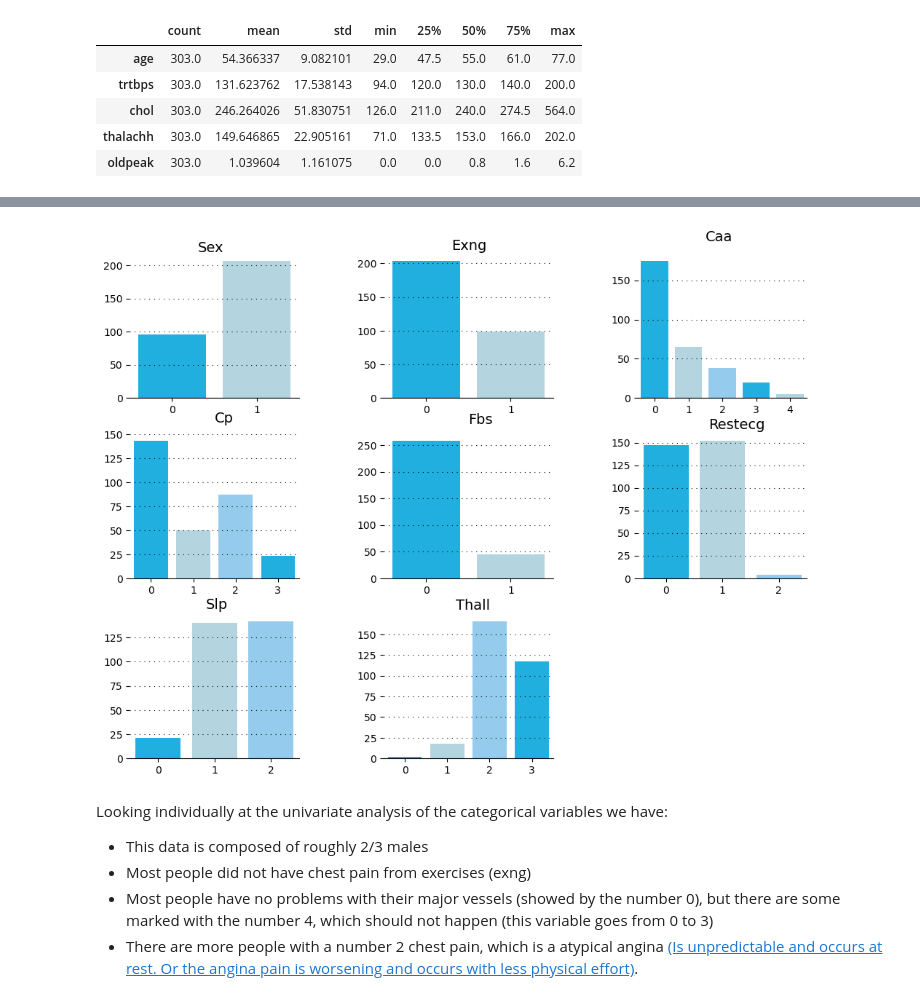
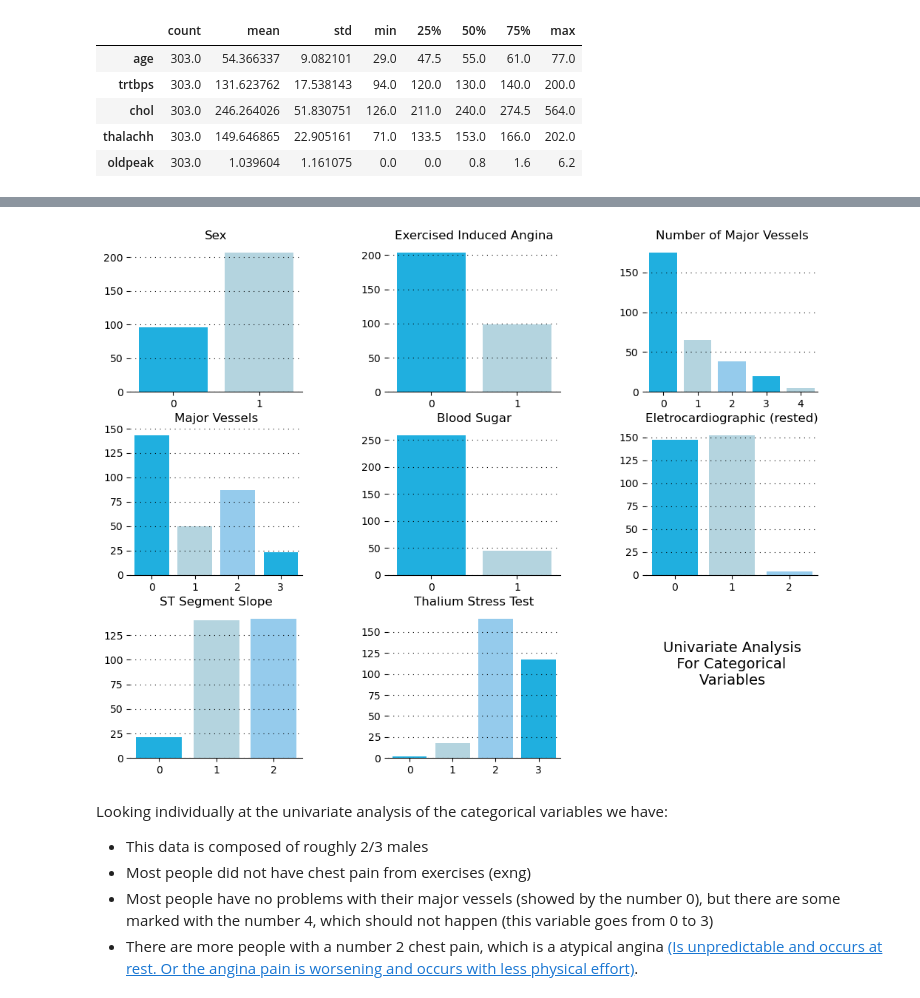
Before and after one commit to gustavopin/HeartAttackAnalysis, a Jupyter notebook: analysis.ipynb, the cells around one changed output, grey strips where cells are left out. Cells and saved outputs as stored; diff of their text form; code cells hidden in the pictures.

```diff
--- a/analysis.ipynb
+++ b/analysis.ipynb
@@ -102,79 +180,90 @@ ax4 = fig.add_subplot(grid[1,1])
 ax5 = fig.add_subplot(grid[1,2])
 ax6 = fig.add_subplot(grid[2,0])
 ax7 = fig.add_subplot(grid[2,1])
+ax8 = fig.add_subplot(grid[2,2])
 
 # defining color and other customization options
 colors = ['deepskyblue', 'lightblue', 'lightskyblue']
 
 # creating the graphs
 # Sex count
-ax0.text(0.3, 220, 'Sex', fontsize=14, color = '#000000')
+ax0.set_title('Sex')
 ax0.grid(color = '#000000', linestyle = ':', axis = 'y', zorder = 0,  dashes = (1,5))
 sns.countplot(ax = ax0, data = data_gen, x = 'sex', palette = colors)
 ax0.set_xlabel("")
 ax0.set_ylabel("")
 
 # Exng count
-ax1.text(0.3, 220, 'Exng', fontsize = 14, color = '#000000')
+ax1.set_title('Exercised Induced Angina')
 ax1.grid(color = '#000000', linestyle = ':', axis = 'y', zorder=0,  dashes=(1,5))
 sns.countplot(ax = ax1, data = data_gen,x = 'exng', palette = colors)
 ax1.set_xlabel("")
 ax1.set_ylabel("")
 
 # Caa count
-ax2.text(1.5, 200, 'Caa', fontsize = 14, color = '#000000')
+ax2.set_title('Number of Major Vessels')
 ax2.grid(color = '#000000', linestyle = ':', axis = 'y', zorder = 0,  dashes = (1,5))
 sns.countplot(ax = ax2, data = data_gen, x = 'caa', palette = colors)
 ax2.set_xlabel("")
 ax2.set_ylabel("")
 
 # Cp count
-ax3.text(1.5, 162, 'Cp', fontsize = 14, color = '#000000')
+ax3.set_title('Major Vessels')
 ax3.grid(color = '#000000', linestyle = ':', axis = 'y', zorder = 0,  dashes = (1,5))
 sns.countplot(ax=ax3,data=data_gen,x = 'cp',palette = colors)
 ax3.set_xlabel("")
 ax3.set_ylabel("")
 
 # Fbs count
-ax4.text(0.5, 290, 'Fbs', fontsize = 14, color = '#000000')
+ax4.set_title('Blood Sugar')
 ax4.grid(color = '#000000', linestyle = ':', axis = 'y', zorder = 0,  dashes = (1,5))
 sns.countplot(ax = ax4, data = data_gen, x = 'fbs',palette = colors)
 ax4.set_xlabel("")
 ax4.set_ylabel("")
 
 # Restecg count
-ax5.text(0.75, 165, 'Restecg', fontsize = 14, color = '#000000')
+ax5.set_title('Eletrocardiographic (rested)')
 ax5.grid(color = '#000000', linestyle = ':', axis = 'y', zorder = 0,  dashes = (1,5))
 sns.countplot(ax = ax5, data = data_gen, x = 'restecg', palette = colors)
 ax5.set_xlabel("")
 ax5.set_ylabel("")
 
 # Slp count
-ax6.text(0.85, 155, 'Slp', fontsize=14, color = '#000000')
+ax6.set_title('ST Segment Slope')
 ax6.grid(color='#000000', linestyle=':', axis='y', zorder=0,  dashes=(1,5))
 sns.countplot(ax = ax6, data = data_gen, x = 'slp', palette=colors)
 ax6.set_xlabel("")
 ax6.set_ylabel("")
 
 # Thall count
-ax7.text(1.2, 180, 'Thall', fontsize = 14, color = '#000000')
+ax7.set_title('Thalium Stress Test')
 ax7.grid(color = '#000000', linestyle = ':', axis = 'y', zorder = 0,  dashes = (1,5))
 sns.countplot(ax = ax7, data = data_gen, x = 'thall', palette = colors)
 ax7.set_xlabel("")
 ax7.set_ylabel("")
+
+# Title
+ax8.spines["bottom"].set_visible(False)
+ax8.spines["left"].set_visible(False)
+ax8.spines["top"].set_visible(False)
+ax8.spines["right"].set_visible(False)
+ax8.tick_params(left=False, bottom=False)
+ax8.set_xticklabels([])
+ax8.set_yticklabels([])
+ax8.text(0.1, 0.5, 'Univariate Analysis\n   For Categorical\n        Variables', fontsize = 14)
 
 #removing borders
 for s in ['top', 'right', 'left']:
     ax0.spines[s].set_visible(False)
     ax1.spines[s].set_visible(False)
     ax2.spines[s].set_visible(False)
     ax3.spines[s].set_visible(False)
     ax4.spines[s].set_visible(False)
     ax5.spines[s].set_visible(False)
     ax6.spines[s].set_visible(False)
     ax7.spines[s].set_visible(False)
 # %% [output]
-[figure, old version]
+[figure, new version]
 # %% [markdown]
 Looking individually at the univariate analysis of the categorical variables we have:
  - This data is composed of roughly 2/3 males
```
Also changed, not shown: parts of 4 cells of this notebook, 1 other file.
